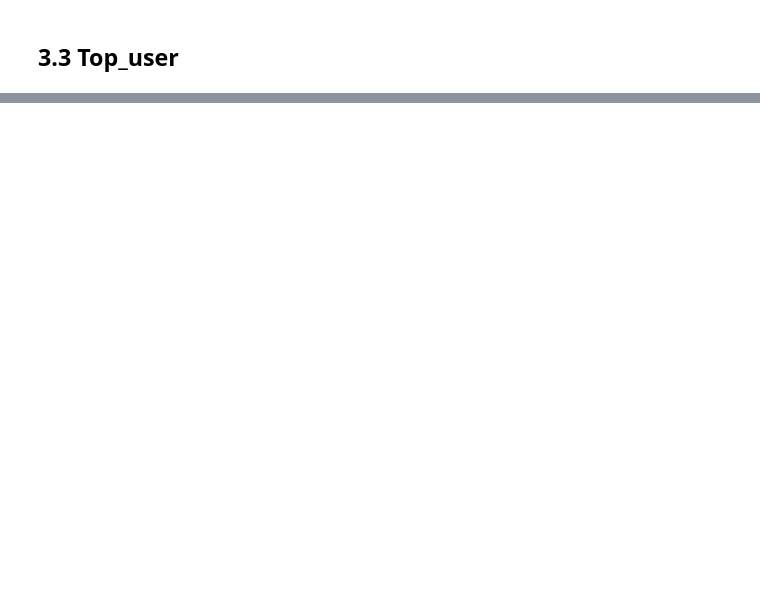
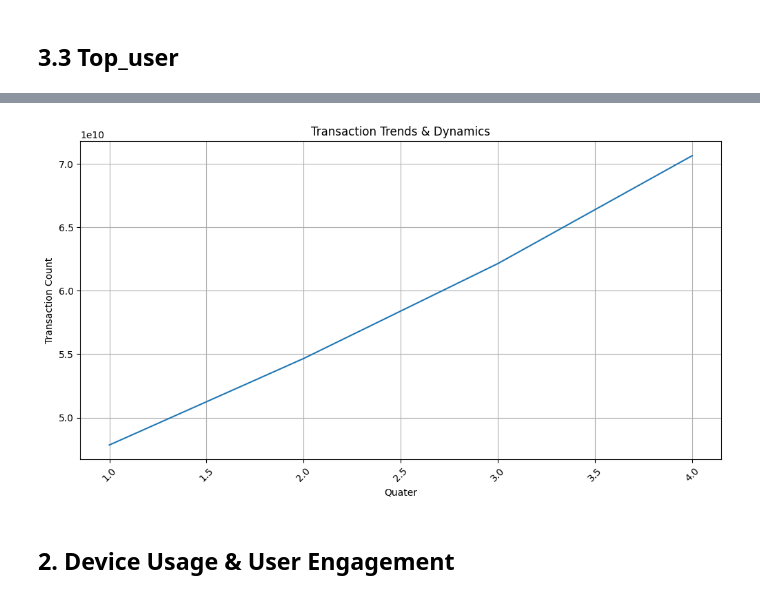
Before and after one commit to SankarSivan/Phonepe, a Jupyter notebook: Phonepe_Pulse.ipynb, the cells around one changed output, grey strips where cells are left out. Saved outputs shown, nothing was run; the diff lists cells and outputs as text; code cells hidden in the pictures; blank space fills up the shorter version.

```diff
--- a/Phonepe_Pulse.ipynb
+++ b/Phonepe_Pulse.ipynb
@@ -590,0 +839,15 @@ print(top_user)
+# %%
+# plot trend
+
+plt.figure(figsize= (12,6))
+sns.lineplot(data=aggr_trans_grouped, x= 'quater', y= 'transaction_count')
+plt.title('Transaction Trends & Dynamics')
+plt.xlabel('Quater')
+plt.ylabel('Transaction Count')
+plt.xticks(rotation=45)
+plt.grid()
+plt.show()
+# %% [output]
+[figure, added]
+# %% [markdown]
+## 2. Device Usage & User Engagement
```
Also changed, not shown: parts of 64 cells of this notebook.
